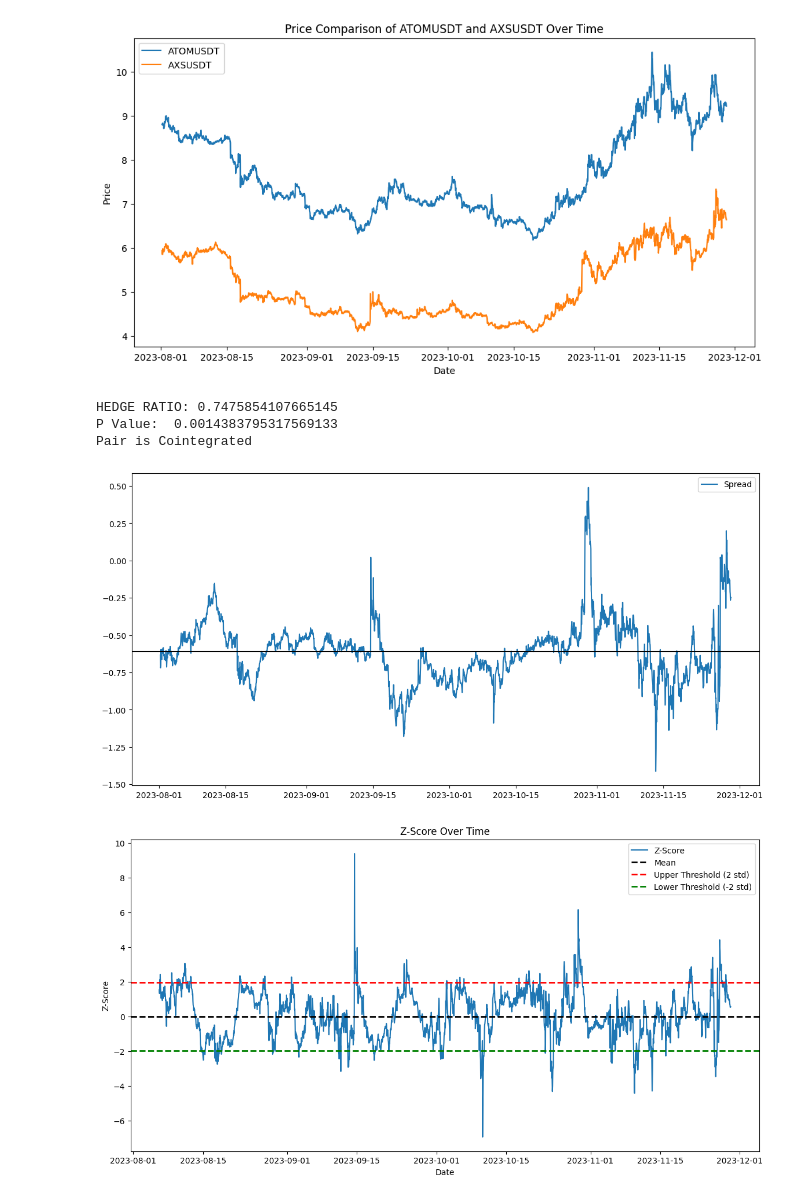
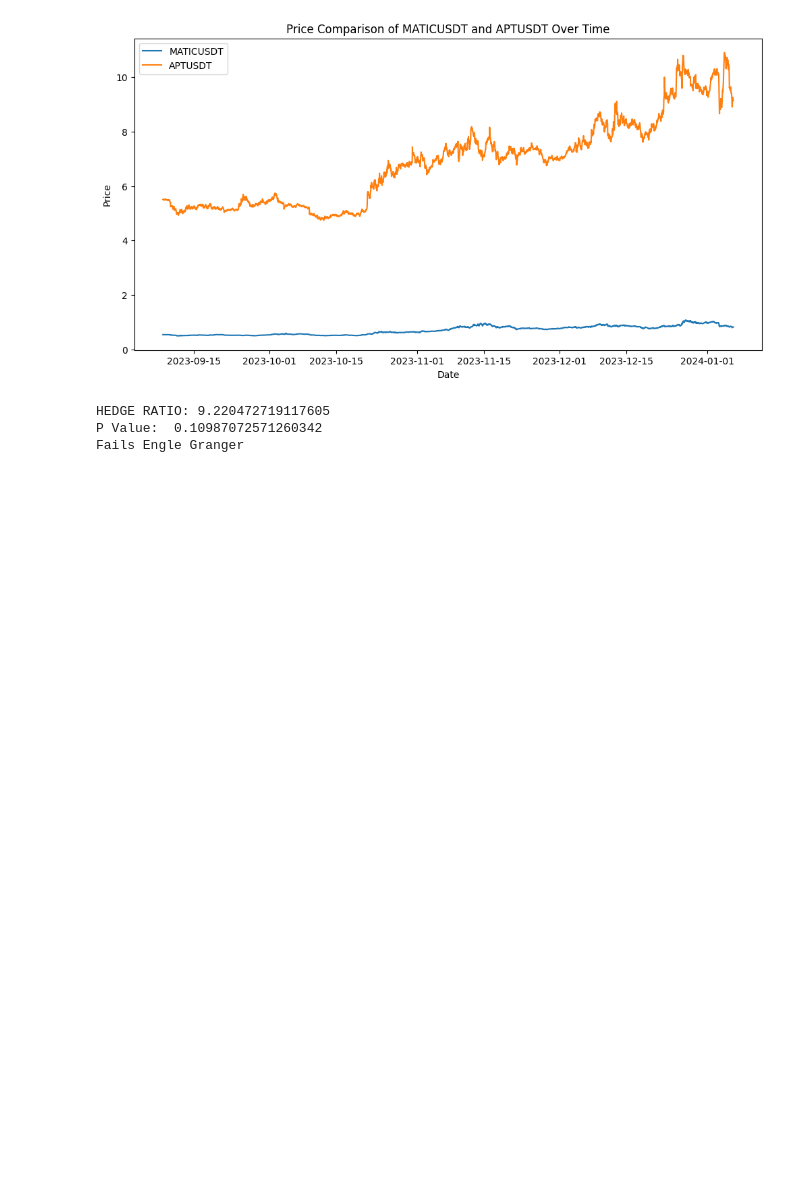
Before and after one commit to atlas-finance-io/atlas_trade, a Jupyter notebook: src/notebooks/cointegration_check.ipynb, the cells around one changed output. Drawn from its saved outputs; the diff is of its cells as text; code cells hidden in the pictures; blank space fills up the shorter version.

```diff
--- a/src/notebooks/cointegration_check.ipynb
+++ b/src/notebooks/cointegration_check.ipynb
@@ -159,43 +159,41 @@ def check_cointegration(prices, symbol_one, symbol_two, hedge_lookback, zscore_w
         return False
 
 
-symbol_one = "ATOMUSDT"
-symbol_two =  "AXSUSDT"
+symbol_one = "MATICUSDT"
+symbol_two =  "APTUSDT"
 
 
 # Set up exchange connection
 binance = ccxt.binance()
 
 # Fetch prices
 prices = fetch_prices(binance, symbol_one, symbol_two, 120)
 
 # Convert timestamps to datetime format and set as index
 prices['time'] = pd.to_datetime(prices['timestamp'], unit='ms')
 prices.set_index('time', inplace=True)
 
 
 # Check if the series are cointegrated
 cointegrated = check_cointegration(prices, symbol_one, symbol_two, hedge_lookback = 2880, zscore_window = 120)
 
 # If cointegrated, we can move on to determine suitable z-score thresholds
 # These would typically be determined based on historical data and the desired frequency of trading signals
 if cointegrated:
     # Analyze the historical distribution of the z-score
     mean_z_score = prices['z_score'].mean()
     std_z_score = prices['z_score'].std()
 
     # Example thresholds for entry and exit
     entry_threshold = mean_z_score + std_z_score
     exit_threshold = mean_z_score
 
     print(f"Mean z-score: {mean_z_score}")
     print(f"Standard deviation of z-score: {std_z_score}")
     print(f"Entry Threshold: {entry_threshold}")
     print(f"Exit Threshold: {exit_threshold}")
 # %% [output]
-[figure, old version]
+[figure, new version]
-HEDGE RATIO: 0.7475854107665145
-P Value:  0.0014383795317569133
-Pair is Cointegrated
+HEDGE RATIO: 9.220472719117605
+P Value:  0.10987072571260342
+Fails Engle Granger
-[figure, removed]
-[figure, removed]
```
Also changed, not shown: parts of 1 cell of this notebook, 12 other files.
